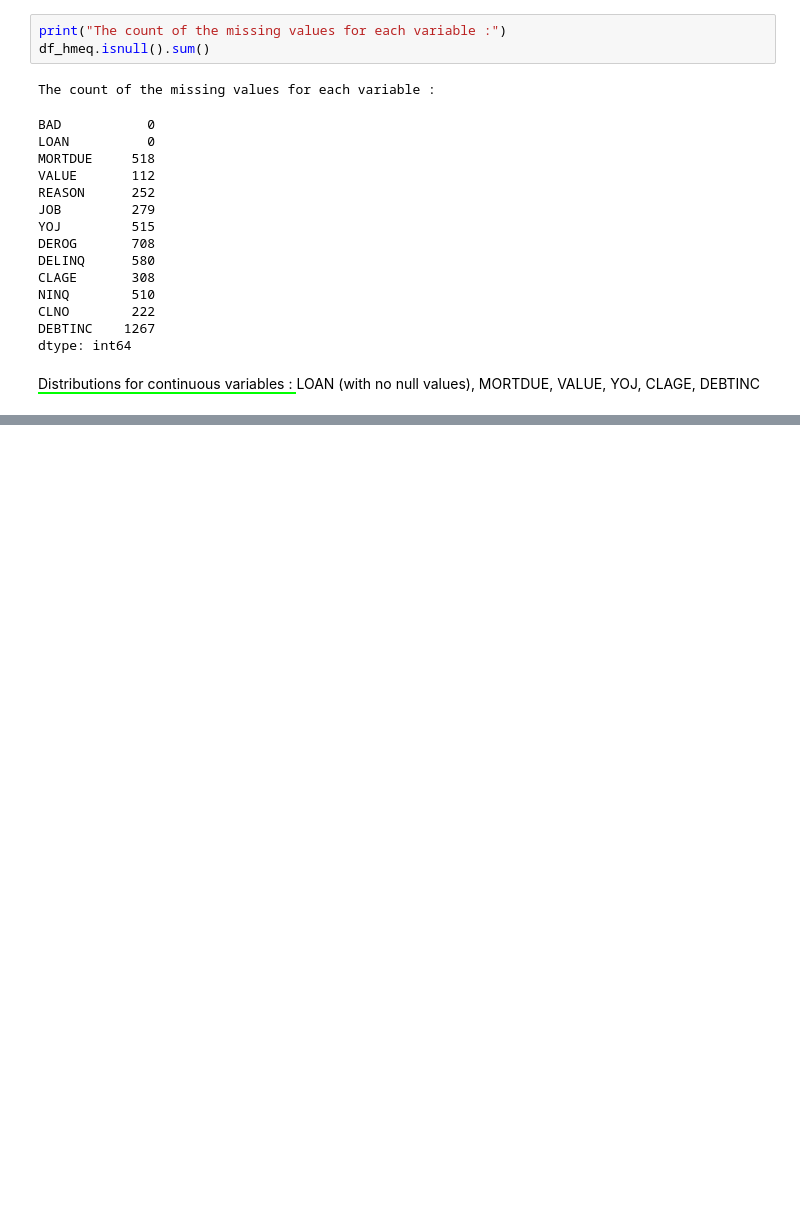
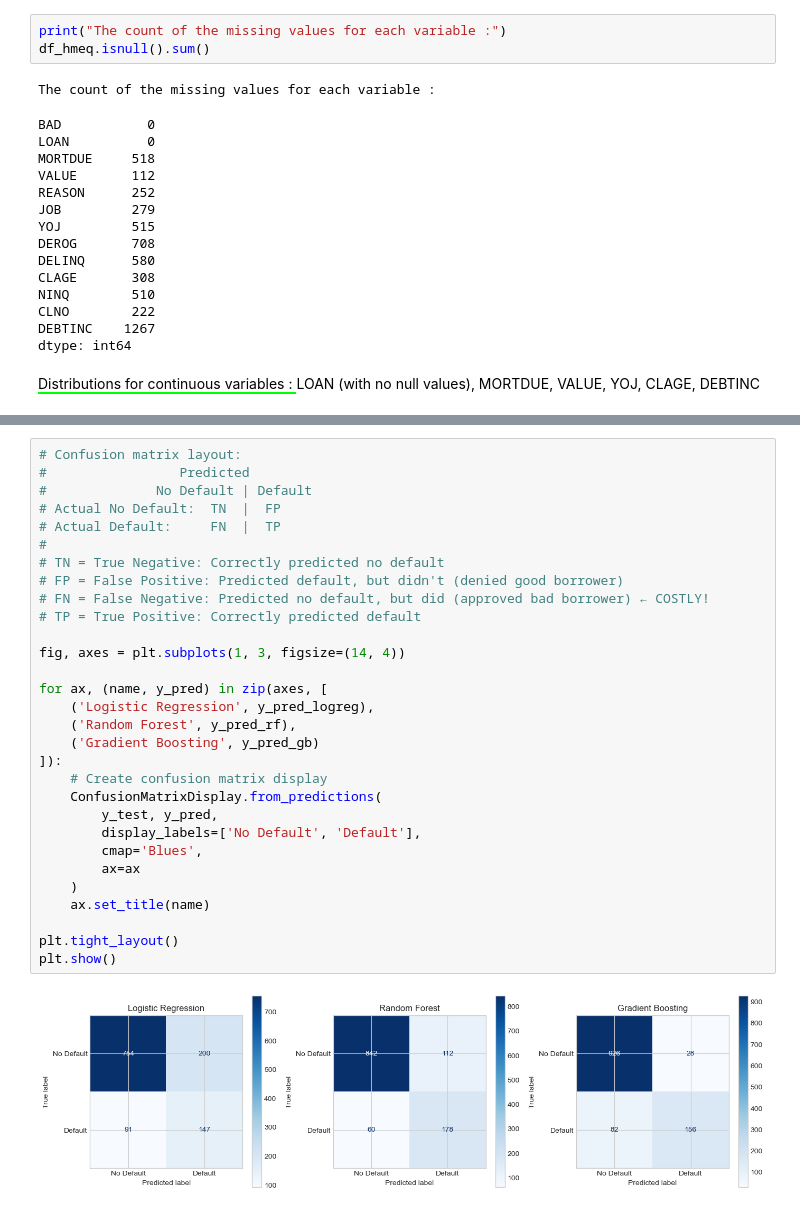
Before and after one commit to lotigiev/Big_Data_HMEQ, a Jupyter notebook: proj_big_data_hmeq.ipynb, the cells around one changed output, grey strips where cells are left out. Cells and saved outputs as stored; diff of their text form; blank space fills up the shorter version.

```diff
--- a/proj_big_data_hmeq.ipynb
+++ b/proj_big_data_hmeq.ipynb
@@ -139,0 +552,32 @@ continuous_var = ["LOAN", "MORTDUE", "VALUE", "YOJ", "CLAGE", "DEBTINC"]
+# %%
+# Confusion matrix layout:
+#                 Predicted
+#              No Default | Default
+# Actual No Default:  TN  |  FP
+# Actual Default:     FN  |  TP
+#
+# TN = True Negative: Correctly predicted no default
+# FP = False Positive: Predicted default, but didn't (denied good borrower)
+# FN = False Negative: Predicted no default, but did (approved bad borrower) ← COSTLY!
+# TP = True Positive: Correctly predicted default
+
+fig, axes = plt.subplots(1, 3, figsize=(14, 4))
+
+for ax, (name, y_pred) in zip(axes, [
+    ('Logistic Regression', y_pred_logreg),
+    ('Random Forest', y_pred_rf),
+    ('Gradient Boosting', y_pred_gb)
+]):
+    # Create confusion matrix display
+    ConfusionMatrixDisplay.from_predictions(
+        y_test, y_pred,
+        display_labels=['No Default', 'Default'],
+        cmap='Blues',
+        ax=ax
+    )
+    ax.set_title(name)
+
+plt.tight_layout()
+plt.show()
+# %% [output]
+[figure, added]
```
Also changed, not shown: parts of 22 cells of this notebook.
